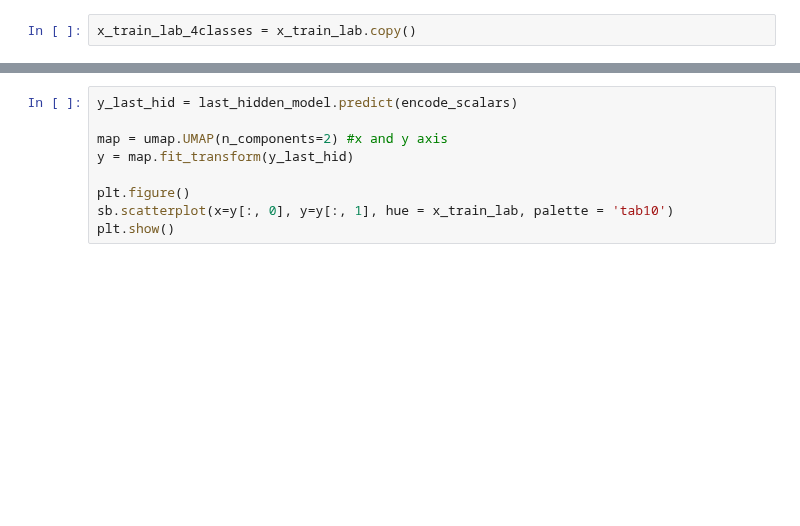
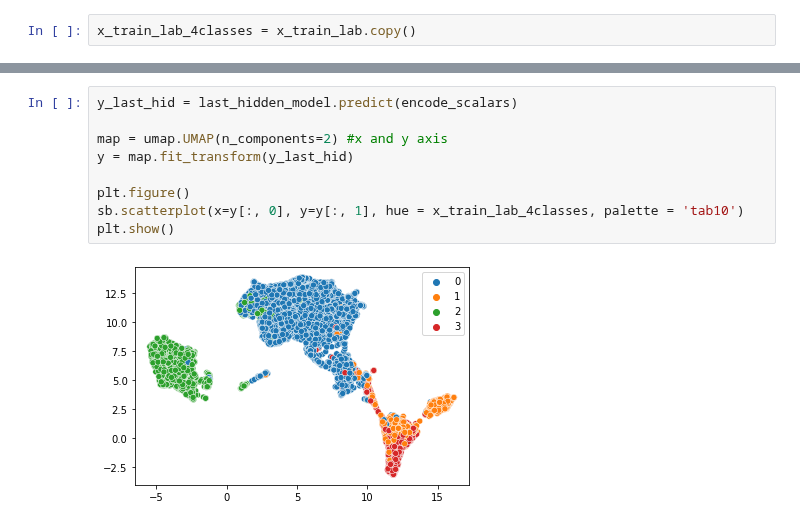
Before and after one commit to MadsNL/AMLMain, a Jupyter notebook: AML_IceCores_combined_types.ipynb, the cells around one changed output, grey strips where cells are left out. Cells and saved outputs as stored; diff of their text form; blank space fills up the shorter version.

```diff
--- a/AML_IceCores_combined_types.ipynb
+++ b/AML_IceCores_combined_types.ipynb
@@ -139,9 +226,11 @@ INFO:tensorflow:Assets written to: encoder/assets
 # %%
 y_last_hid = last_hidden_model.predict(encode_scalars)
 
 map = umap.UMAP(n_components=2) #x and y axis
 y = map.fit_transform(y_last_hid)
 
 plt.figure()
-sb.scatterplot(x=y[:, 0], y=y[:, 1], hue = x_train_lab, palette = 'tab10')
+sb.scatterplot(x=y[:, 0], y=y[:, 1], hue = x_train_lab_4classes, palette = 'tab10')
 plt.show()
+# %% [output]
+[figure, added]
```
Also changed, not shown: parts of 8 cells of this notebook.
